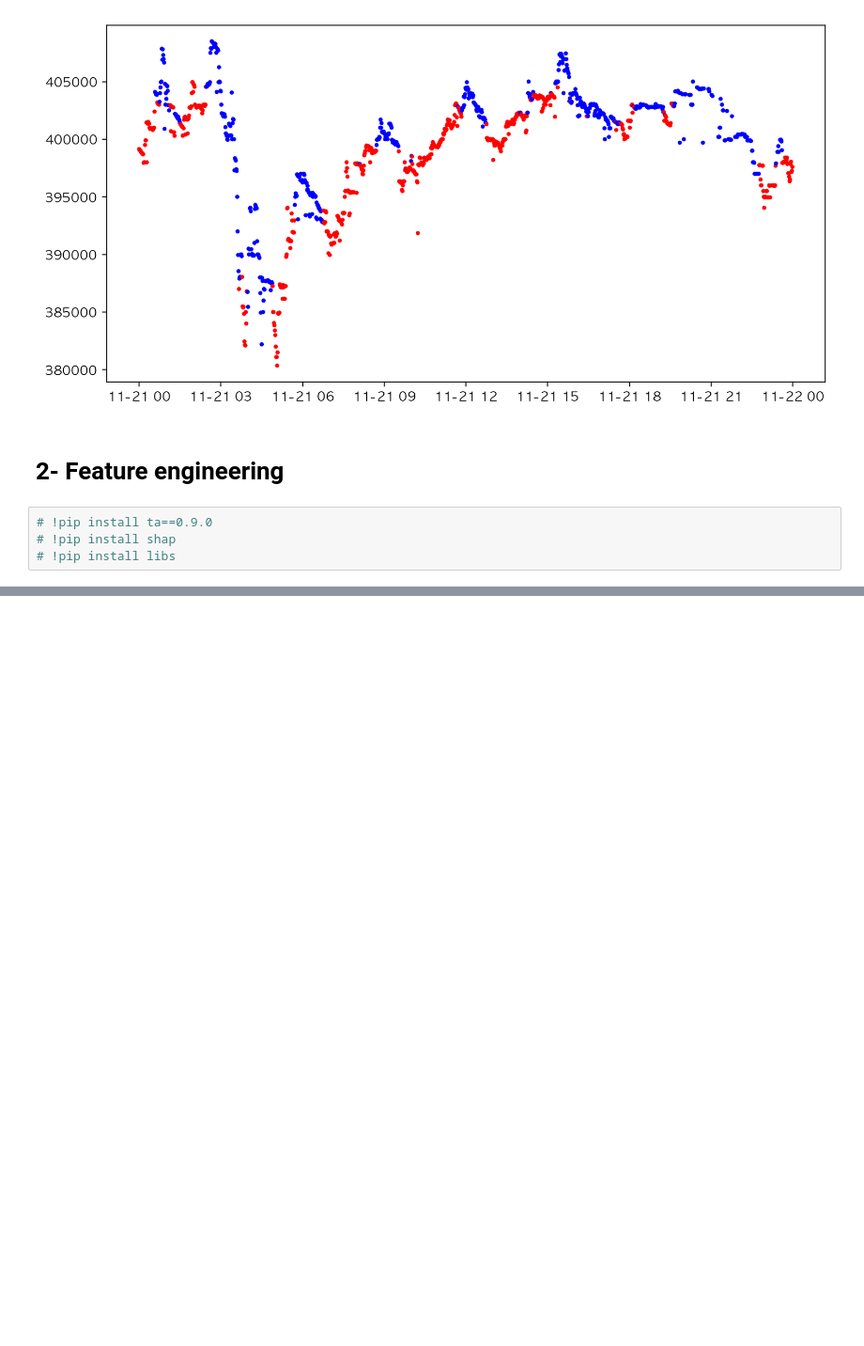
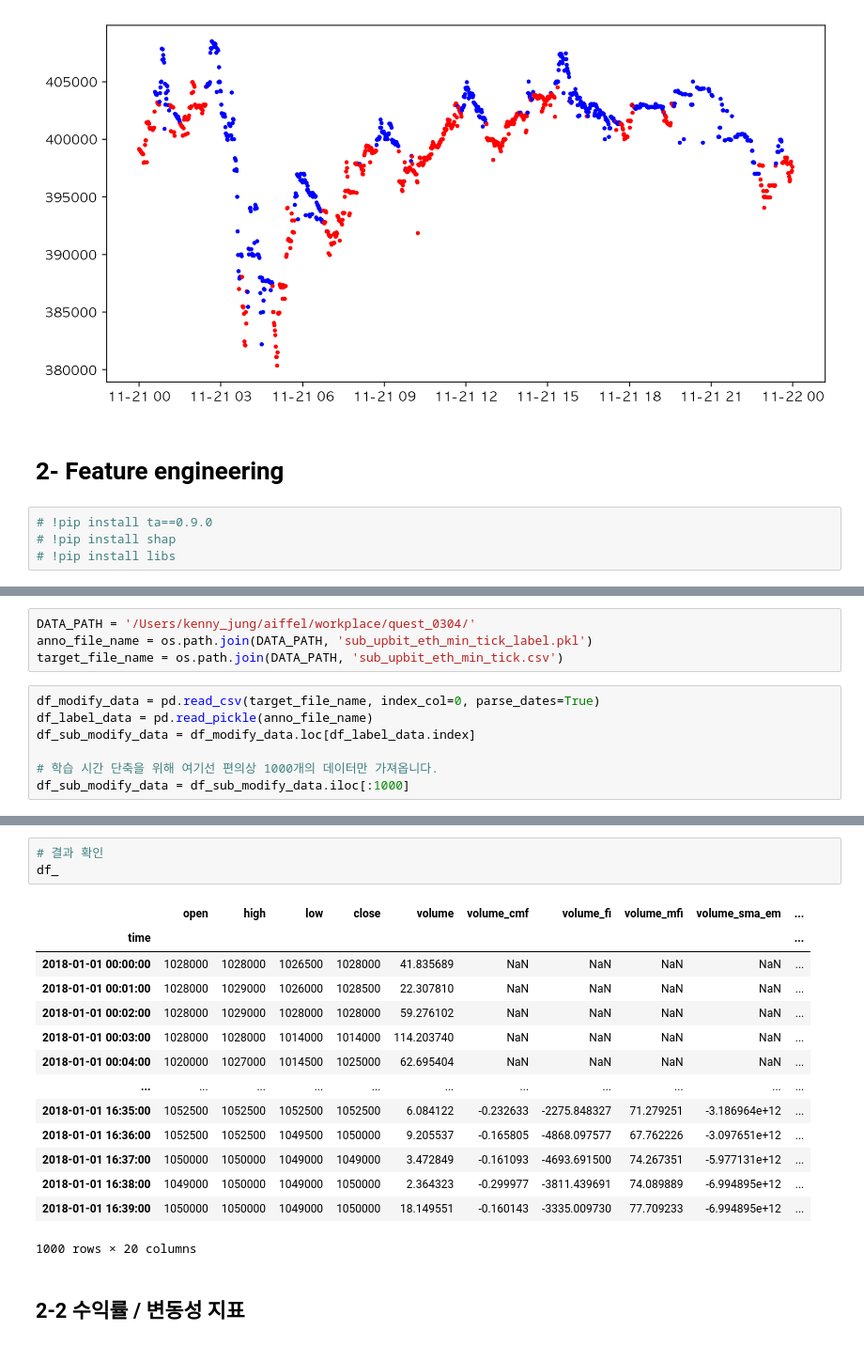
Before and after one commit to gyjong/workplace, a Jupyter notebook: quest_0304/0304_financeTimeSeries.ipynb, the cells around one changed output, grey strips where cells are left out. Shown at 94% size. Drawn from its saved outputs; the diff is of its cells as text; blank space fills up the shorter version.

```diff
--- a/quest_0304/0304_financeTimeSeries.ipynb
+++ b/quest_0304/0304_financeTimeSeries.ipynb
@@ -240,3 +240,14 @@ from sklearn.svm import SVC
 from sklearn.ensemble import RandomForestClassifier, GradientBoostingClassifier, AdaBoostClassifier, VotingClassifier
 # %% [output]
 ModuleNotFoundError: No module named 'libs.feature_importance'
+# %%
+DATA_PATH = '/Users/kenny_jung/aiffel/workplace/quest_0304/'
+anno_file_name = os.path.join(DATA_PATH, 'sub_upbit_eth_min_tick_label.pkl')
+target_file_name = os.path.join(DATA_PATH, 'sub_upbit_eth_min_tick.csv')
+# %%
+df_modify_data = pd.read_csv(target_file_name, index_col=0, parse_dates=True)
+df_label_data = pd.read_pickle(anno_file_name)
+df_sub_modify_data = df_modify_data.loc[df_label_data.index]
+
+# 학습 시간 단축을 위해 여기선 편의상 1000개의 데이터만 가져옵니다.
+df_sub_modify_data = df_sub_modify_data.iloc[:1000]
@@ -244,0 +376,20 @@ ModuleNotFoundError: No module named 'libs.feature_importance'
+# %%
+# 결과 확인
+df_
+# %% [output]
+|  | open | high | low | close | volume | volume_cmf | volume_fi | volume_mfi | volume_sma_em | ... |
+| time |  |  |  |  |  |  |  |  |  | ... |
+| 2018-01-01 00:00:00 | 1028000 | 1028000 | 1026500 | 1028000 | 41.835689 | NaN | NaN | NaN | NaN | ... |
+| 2018-01-01 00:01:00 | 1028000 | 1029000 | 1026000 | 1028500 | 22.307810 | NaN | NaN | NaN | NaN | ... |
+| 2018-01-01 00:02:00 | 1028000 | 1029000 | 1028000 | 1028000 | 59.276102 | NaN | NaN | NaN | NaN | ... |
+| 2018-01-01 00:03:00 | 1028000 | 1028000 | 1014000 | 1014000 | 114.203740 | NaN | NaN | NaN | NaN | ... |
+| 2018-01-01 00:04:00 | 1020000 | 1027000 | 1014500 | 1025000 | 62.695404 | NaN | NaN | NaN | NaN | ... |
+| ... | ... | ... | ... | ... | ... | ... | ... | ... | ... | ... |
+| 2018-01-01 16:35:00 | 1052500 | 1052500 | 1052500 | 1052500 | 6.084122 | -0.232633 | -2275.848327 | 71.279251 | -3.186964e+12 | ... |
+| 2018-01-01 16:36:00 | 1052500 | 1052500 | 1049500 | 1050000 | 9.205537 | -0.165805 | -4868.097577 | 67.762226 | -3.097651e+12 | ... |
+| 2018-01-01 16:37:00 | 1050000 | 1050000 | 1049000 | 1049000 | 3.472849 | -0.161093 | -4693.691500 | 74.267351 | -5.977131e+12 | ... |
+| 2018-01-01 16:38:00 | 1049000 | 1050000 | 1049000 | 1050000 | 2.364323 | -0.299977 | -3811.439691 | 74.089889 | -6.994895e+12 | ... |
+| 2018-01-01 16:39:00 | 1050000 | 1050000 | 1049000 | 1050000 | 18.149551 | -0.160143 | -3335.009730 | 77.709233 | -6.994895e+12 | ... |
+1000 rows × 20 columns
+# %% [markdown]
+## 2-2 수익률 / 변동성 지표
```
Also changed, not shown: parts of 24 cells of this notebook, 2 other files.
